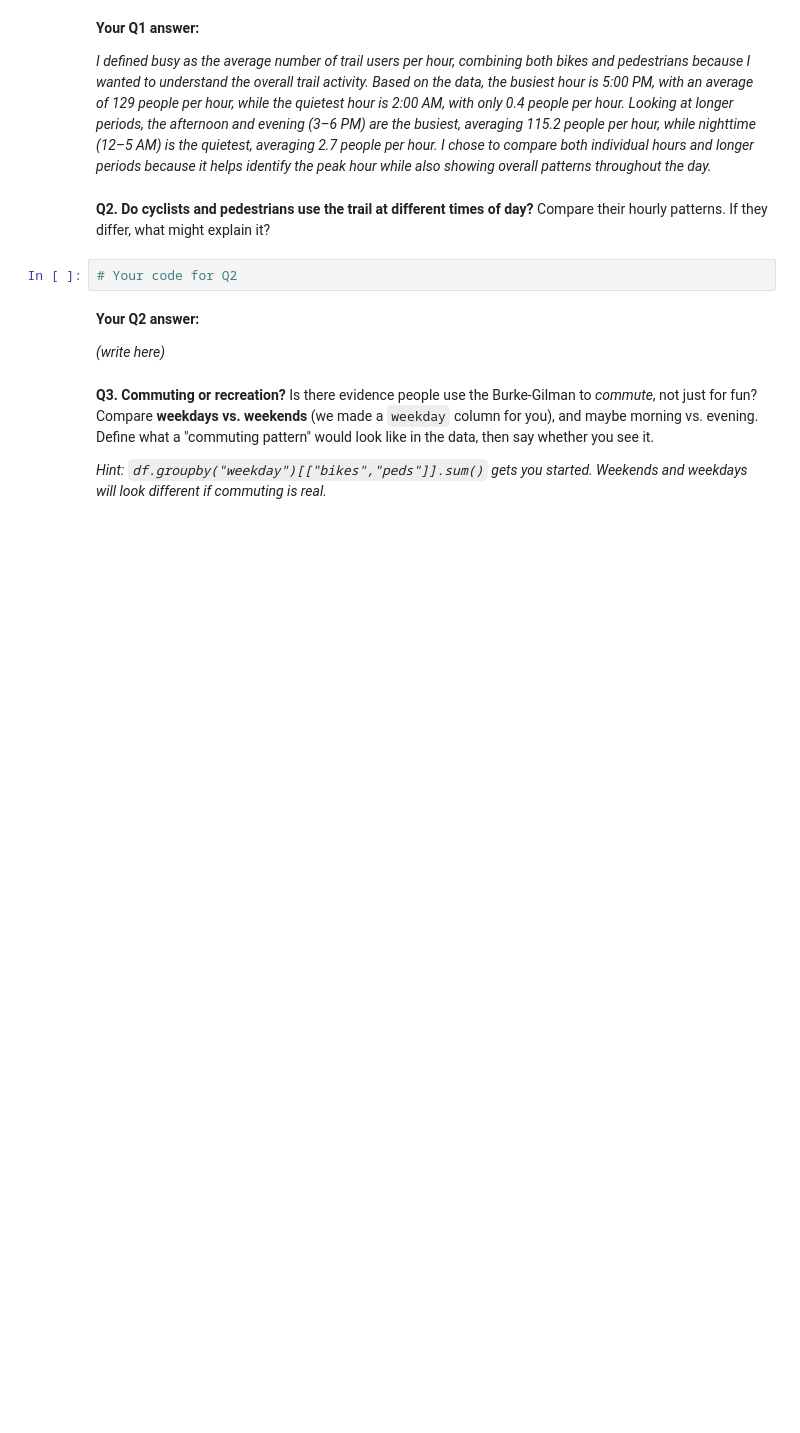
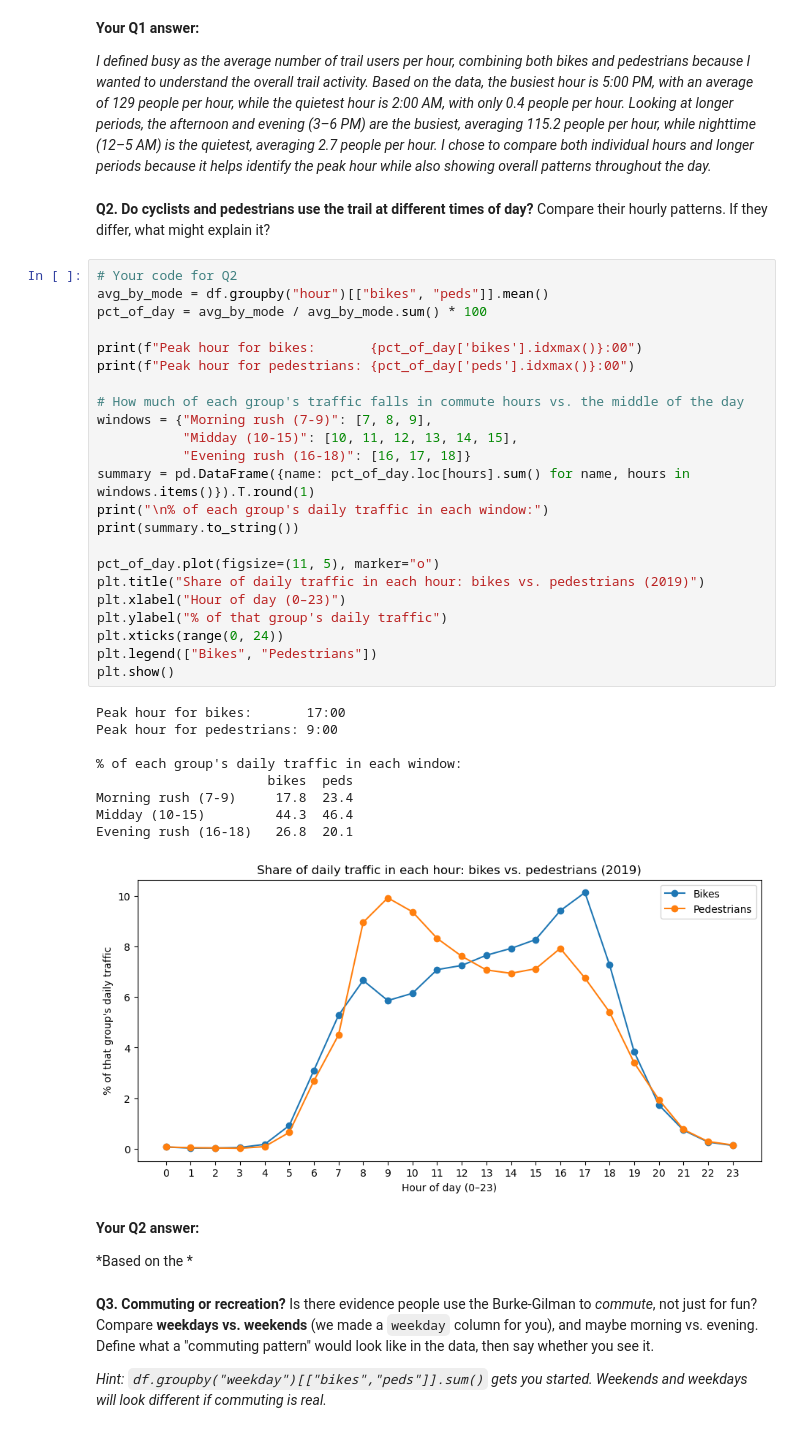
Before and after one commit to tjpippo/hcde-410, a Jupyter notebook: A1/A1.ipynb, the cells around one changed output. Drawn from its saved outputs; the diff is of its cells as text; blank space fills up the shorter version.

```diff
--- a/A1/A1.ipynb
+++ b/A1/A1.ipynb
@@ -182,10 +182,41 @@ Night (0-5)                    2.7
 Compare their hourly patterns. If they differ, what might explain it?
 # %%
 # Your code for Q2
+avg_by_mode = df.groupby("hour")[["bikes", "peds"]].mean()
+pct_of_day = avg_by_mode / avg_by_mode.sum() * 100
+
+print(f"Peak hour for bikes:       {pct_of_day['bikes'].idxmax()}:00")
+print(f"Peak hour for pedestrians: {pct_of_day['peds'].idxmax()}:00")
+
+# How much of each group's traffic falls in commute hours vs. the middle of the day
+windows = {"Morning rush (7-9)": [7, 8, 9],
+           "Midday (10-15)": [10, 11, 12, 13, 14, 15],
+           "Evening rush (16-18)": [16, 17, 18]}
+summary = pd.DataFrame({name: pct_of_day.loc[hours].sum() for name, hours in windows.items()}).T.round(1)
+print("\n% of each group's daily traffic in each window:")
+print(summary.to_string())
+
+pct_of_day.plot(figsize=(11, 5), marker="o")
+plt.title("Share of daily traffic in each hour: bikes vs. pedestrians (2019)")
+plt.xlabel("Hour of day (0–23)")
+plt.ylabel("% of that group's daily traffic")
+plt.xticks(range(0, 24))
+plt.legend(["Bikes", "Pedestrians"])
+plt.show()
+# %% [output]
+Peak hour for bikes:       17:00
+Peak hour for pedestrians: 9:00
+
+% of each group's daily traffic in each window:
+                      bikes  peds
+Morning rush (7-9)     17.8  23.4
+Midday (10-15)         44.3  46.4
+Evening rush (16-18)   26.8  20.1
+[figure, added]
 # %% [markdown]
 **Your Q2 answer:**
 
-*(write here)*
+*Based on the *
 # %% [markdown]
 **Q3. Commuting or recreation?**
 Is there evidence people use the Burke-Gilman to *commute*, not just for fun? Compare **weekdays vs. weekends** (we made a `weekday` column for you), and maybe morning vs. evening. Define what a "commuting pattern" would look like in the data, then say whether you see it.
```
